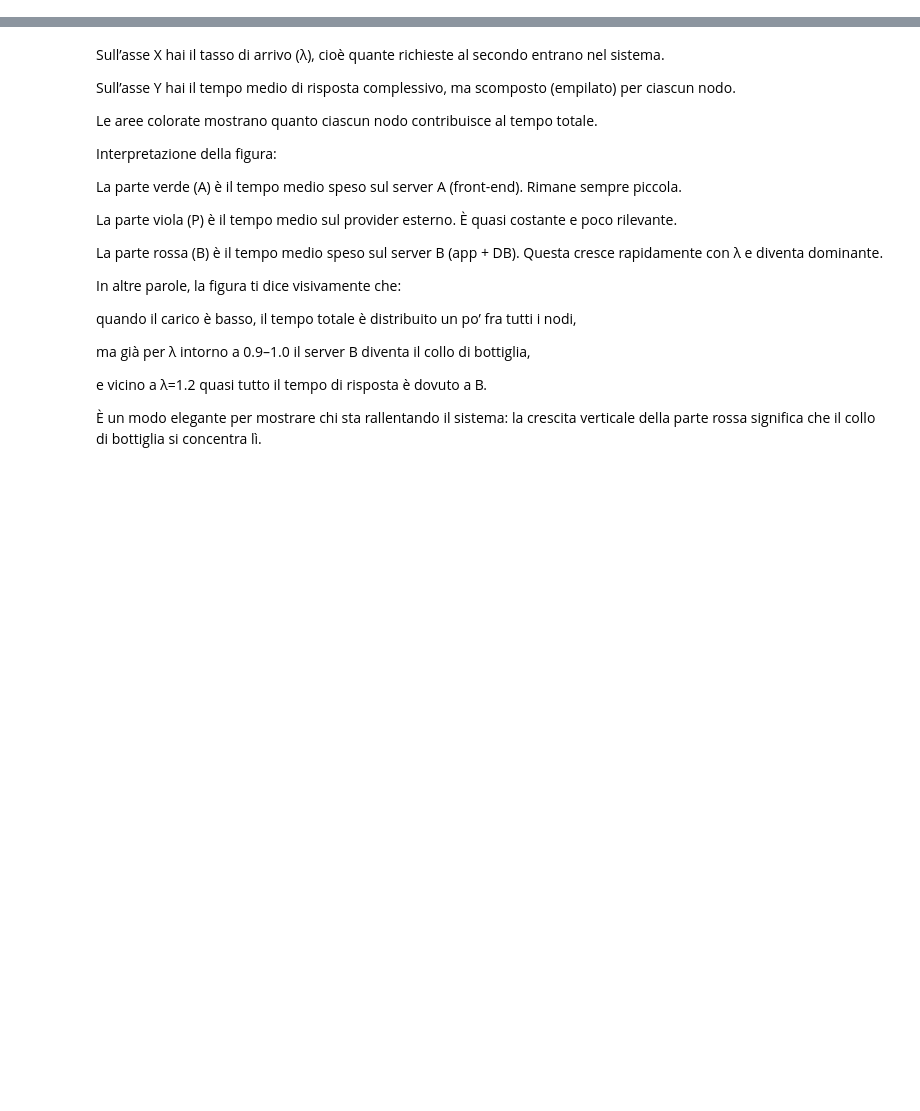
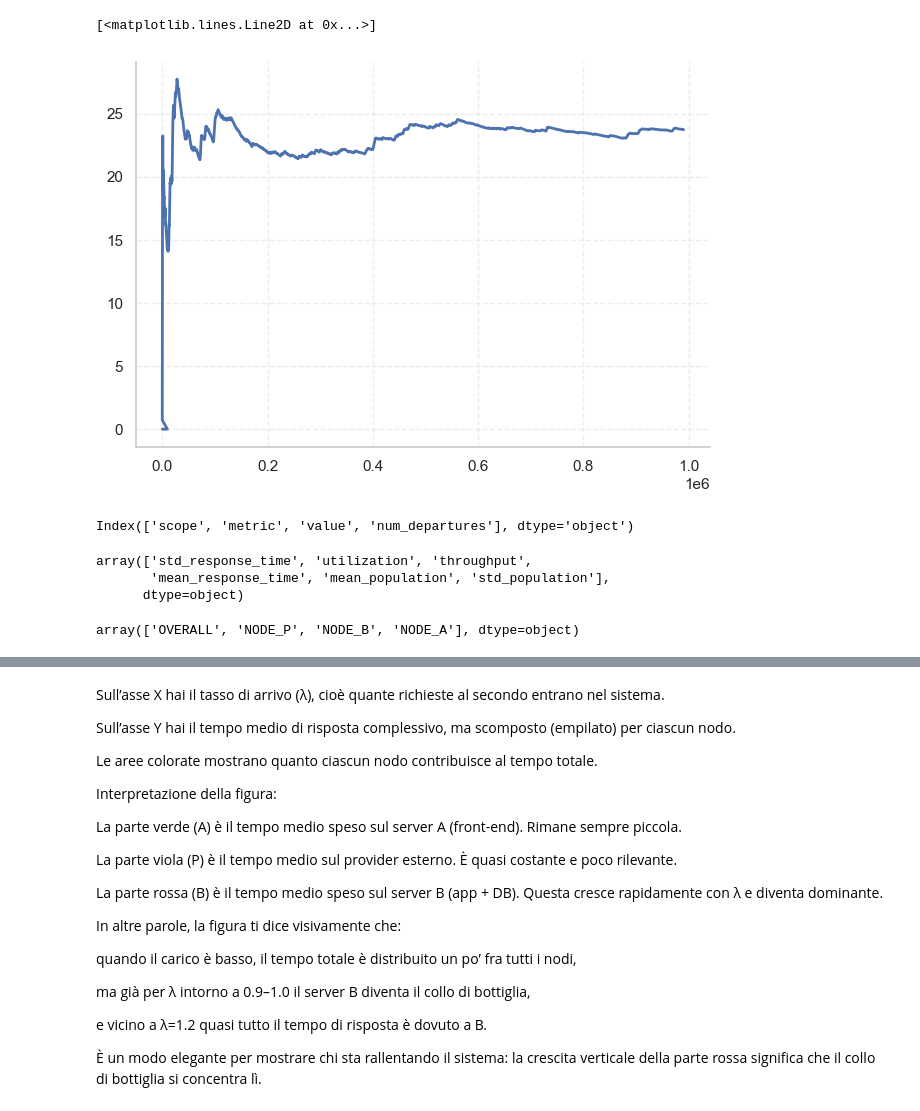
Before and after one commit to Dissan97/PMCNS-PROJECT, a Jupyter notebook: Project.ipynb, the cells around one changed output, grey strips where cells are left out. Cells and saved outputs as stored; diff of their text form; code cells hidden in the pictures; blank space fills up the shorter version.

```diff
--- a/Project.ipynb
+++ b/Project.ipynb
@@ -394,0 +201,4 @@ print(quick_demands_from_csv(df_over, df_nodes))
+# %%
+
+df=pd.read_csv('.output_simulation\conv_obj1_run000_seed314159265_20250821_175645.csv')
+df
@@ -394,0 +219,22 @@ print(quick_demands_from_csv(df_over, df_nodes))
+# %%
+df_ov=df[df["scope"]=="OVERALL"]
+df_ov=df_ov[df_ov["metric"]=="mean_response_time"]
+
+plt.plot(df_ov["num_departures"],df_ov["value"])
+# %% [output]
+[<matplotlib.lines.Line2D at 0x...>]
+[figure, added]
+# %%
+df.columns
+# %% [output]
+Index(['scope', 'metric', 'value', 'num_departures'], dtype='object')
+# %%
+df["metric"].unique()
+# %% [output]
+array(['std_response_time', 'utilization', 'throughput',
+       'mean_response_time', 'mean_population', 'std_population'],
+      dtype=object)
+# %%
+df["scope"].unique()
+# %% [output]
+array(['OVERALL', 'NODE_P', 'NODE_B', 'NODE_A'], dtype=object)
```
Also changed, not shown: parts of 22 cells of this notebook, 2 other files.
